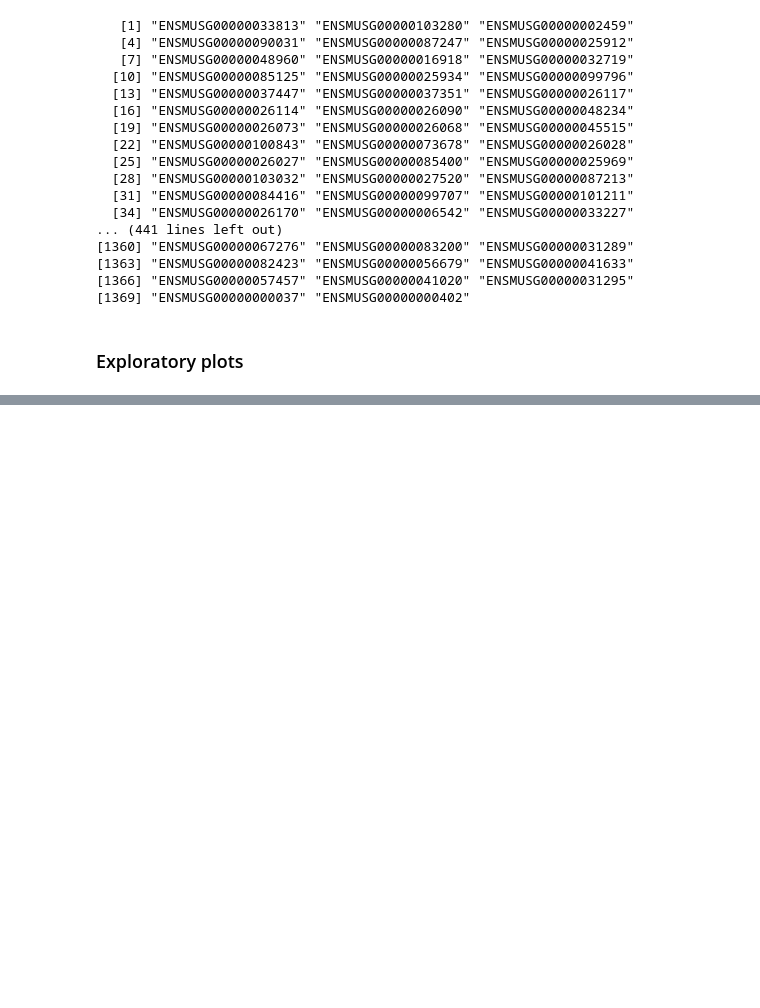
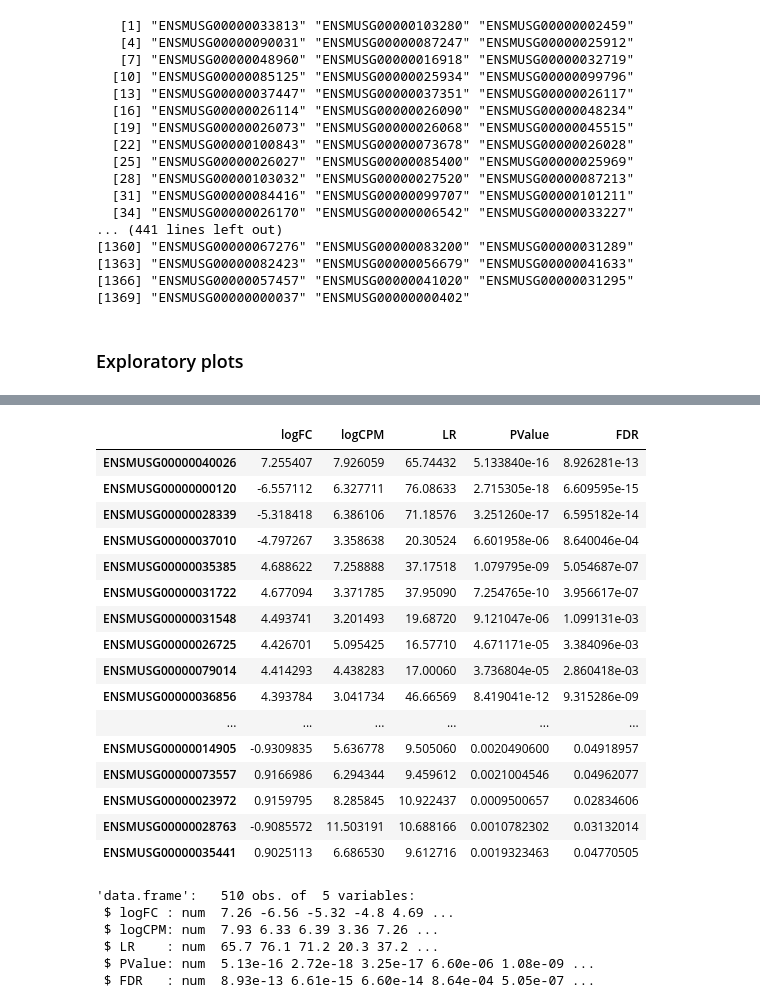
Before and after one commit to Sophia-art/EukaryoticTranscriptomics, a Jupyter notebook: PCA.ipynb, the cells around one changed output, grey strips where cells are left out. Drawn from its saved outputs; the diff is of its cells as text; code cells hidden in the pictures; blank space fills up the shorter version.

```diff
--- a/PCA.ipynb
+++ b/PCA.ipynb
@@ -490,0 +539,4 @@ anno
+# %%
+# recompute library sizes after filtering
+edgeR.DGElist$samples$lib.size <- colSums(edgeR.DGElist$counts)
+head(edgeR.DGElist$samples)
@@ -490,0 +551,6 @@ anno
+# %%
+#Calculate normalization factors for the library sizes. We use the standard edgeR method here, which is
+#the trimmed mean of M-values; if you wanted to use, for example, DESeq’s size factor, you could use
+#method = "RLE"). See Table 13 for details of the methods.
+edgeR.DGElist <- calcNormFactors(edgeR.DGElist, method = "TMM")
+edgeR.DGElist$samples
@@ -490,0 +567,12 @@ anno
+# %%
+ #specify the design setup - the design matrix looks a bit intimitating , but if
+ #you just focus on the formula [ ~ sample _ info . edger ] you can see that it ' s
+ #exactly what we used for DESeq2 , too
+
+design <- model.matrix(~sample_info.edger)
+ # estimate the dispersion for all read counts across all samples
+edgeR.DGElist <- estimateDisp(edgeR.DGElist, design)
+ # fit the negative binomial model
+edger_fit <- glmFit(edgeR.DGElist, design )
+ # perform the testing for every gene using the neg . binomial model
+edger_lrt <- glmLRT(edger_fit)
@@ -490,0 +582,33 @@ anno
+# %%
+ # extract results from edger _ lrt $ table plus adjusted p - values
+DGE.results_edgeR <- topTags(edger_lrt, n = Inf , # to retrieve all genes
+    sort.by = "logFC", p.value = 0.05, adjust.method = "BH")
+DGE.results_edgeR$table
+
+
+DGEgenes.edgeR <- rownames(subset(DGE.results_edgeR$table, abs(logFC) >= 1))
+str(DGE.results_edgeR$table[DGEgenes.edgeR,])
+# %% [output]
+|  | logFC | logCPM | LR | PValue | FDR |
+| ENSMUSG00000040026 | 7.255407 | 7.926059 | 65.74432 | 5.133840e-16 | 8.926281e-13 |
+| ENSMUSG00000000120 | -6.557112 | 6.327711 | 76.08633 | 2.715305e-18 | 6.609595e-15 |
+| ENSMUSG00000028339 | -5.318418 | 6.386106 | 71.18576 | 3.251260e-17 | 6.595182e-14 |
+| ENSMUSG00000037010 | -4.797267 | 3.358638 | 20.30524 | 6.601958e-06 | 8.640046e-04 |
+| ENSMUSG00000035385 | 4.688622 | 7.258888 | 37.17518 | 1.079795e-09 | 5.054687e-07 |
+| ENSMUSG00000031722 | 4.677094 | 3.371785 | 37.95090 | 7.254765e-10 | 3.956617e-07 |
+| ENSMUSG00000031548 | 4.493741 | 3.201493 | 19.68720 | 9.121047e-06 | 1.099131e-03 |
+| ENSMUSG00000026725 | 4.426701 | 5.095425 | 16.57710 | 4.671171e-05 | 3.384096e-03 |
+| ENSMUSG00000079014 | 4.414293 | 4.438283 | 17.00060 | 3.736804e-05 | 2.860418e-03 |
+| ENSMUSG00000036856 | 4.393784 | 3.041734 | 46.66569 | 8.419041e-12 | 9.315286e-09 |
+| ... | ... | ... | ... | ... | ... |
+| ENSMUSG00000014905 | -0.9309835 | 5.636778 | 9.505060 | 0.0020490600 | 0.04918957 |
+| ENSMUSG00000073557 | 0.9166986 | 6.294344 | 9.459612 | 0.0021004546 | 0.04962077 |
+| ENSMUSG00000023972 | 0.9159795 | 8.285845 | 10.922437 | 0.0009500657 | 0.02834606 |
+| ENSMUSG00000028763 | -0.9085572 | 11.503191 | 10.688166 | 0.0010782302 | 0.03132014 |
+| ENSMUSG00000035441 | 0.9025113 | 6.686530 | 9.612716 | 0.0019323463 | 0.04770505 |
+'data.frame':   510 obs. of  5 variables:
+ $ logFC : num  7.26 -6.56 -5.32 -4.8 4.69 ...
+ $ logCPM: num  7.93 6.33 6.39 3.36 7.26 ...
+ $ LR    : num  65.7 76.1 71.2 20.3 37.2 ...
+ $ PValue: num  5.13e-16 2.72e-18 3.25e-17 6.60e-06 1.08e-09 ...
+ $ FDR   : num  8.93e-13 6.61e-15 6.60e-14 8.64e-04 5.05e-07 ...
```
Also changed, not shown: parts of 34 cells of this notebook.
